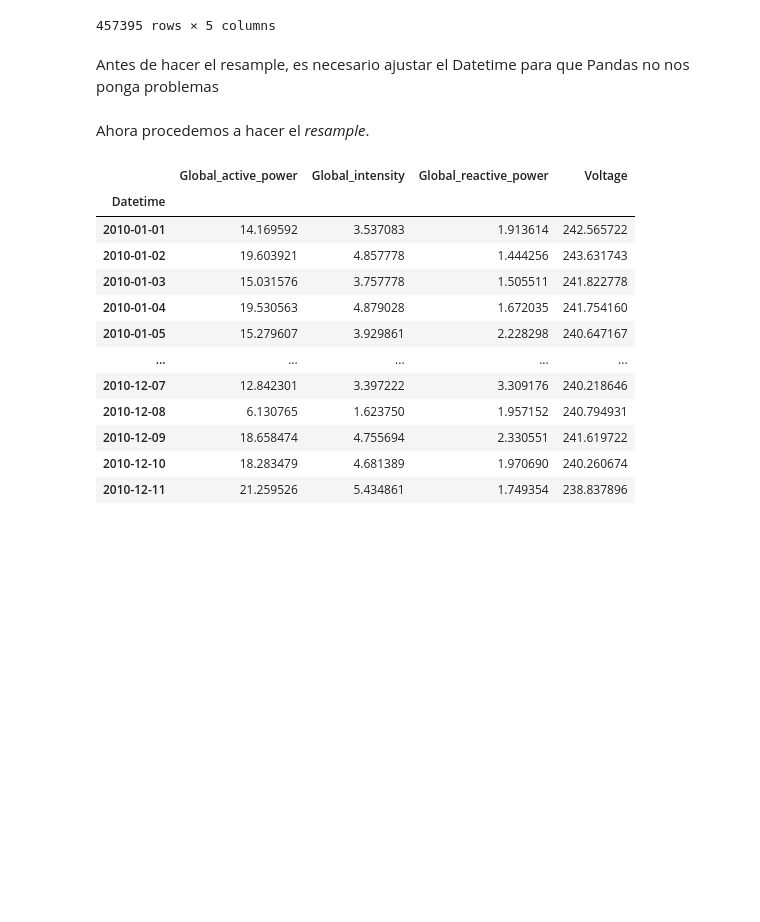
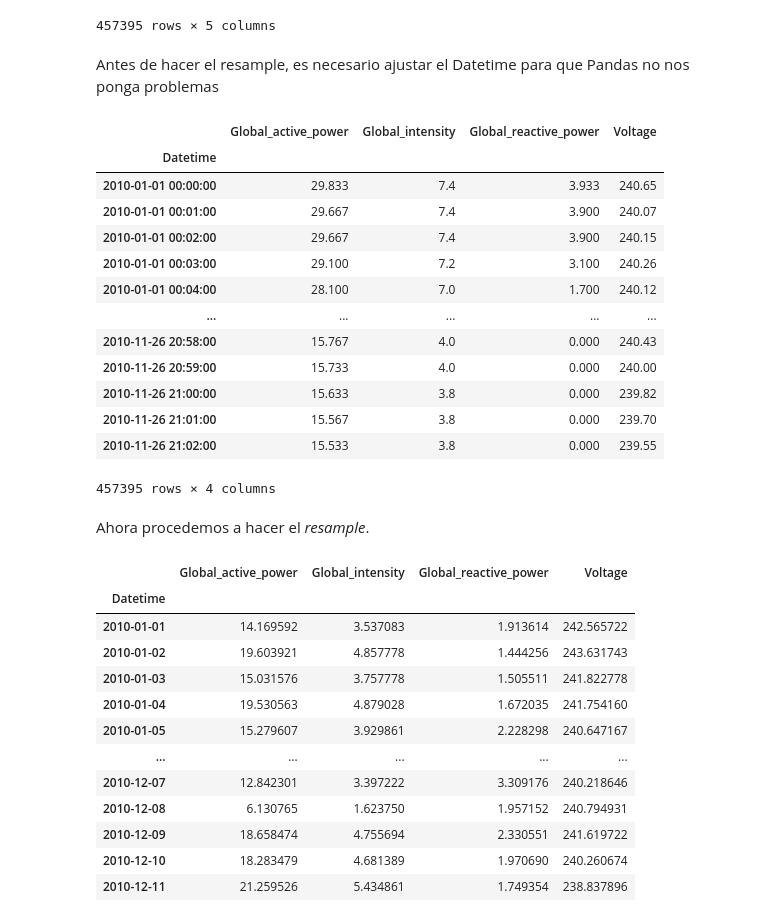
Before and after one commit to BrayanAmor8/Tarea-Final-Herramientas-Computacionales, a Jupyter notebook: Código/Tarea Final.ipynb, the cells around one changed output. Cells and saved outputs as stored; diff of their text form; code cells hidden in the pictures; blank space fills up the shorter version.

```diff
--- a/Código/Tarea Final.ipynb
+++ b/Código/Tarea Final.ipynb
@@ -48,7 +49,23 @@ Antes de hacer el resample, es necesario ajustar el Datetime para que Pandas no
 # %%
 data["Datetime"]=pd.to_datetime(data["Datetime"])
 data= data.set_index("Datetime")
 #Básicamente cambiamos la forma de la columna "Datetime" (Que era tipo Object) a una que Pandas pueda leer y convertir ;)
+data
+# %% [output]
+|  | Global_active_power | Global_intensity | Global_reactive_power | Voltage |
+| Datetime |  |  |  |  |
+| 2010-01-01 00:00:00 | 29.833 | 7.4 | 3.933 | 240.65 |
+| 2010-01-01 00:01:00 | 29.667 | 7.4 | 3.900 | 240.07 |
+| 2010-01-01 00:02:00 | 29.667 | 7.4 | 3.900 | 240.15 |
+| 2010-01-01 00:03:00 | 29.100 | 7.2 | 3.100 | 240.26 |
+| 2010-01-01 00:04:00 | 28.100 | 7.0 | 1.700 | 240.12 |
+| ... | ... | ... | ... | ... |
+| 2010-11-26 20:58:00 | 15.767 | 4.0 | 0.000 | 240.43 |
+| 2010-11-26 20:59:00 | 15.733 | 4.0 | 0.000 | 240.00 |
+| 2010-11-26 21:00:00 | 15.633 | 3.8 | 0.000 | 239.82 |
+| 2010-11-26 21:01:00 | 15.567 | 3.8 | 0.000 | 239.70 |
+| 2010-11-26 21:02:00 | 15.533 | 3.8 | 0.000 | 239.55 |
+457395 rows × 4 columns
 # %% [markdown]
 Ahora procedemos a hacer el *resample*.
 # %%
```
Also changed, not shown: parts of 52 cells of this notebook.
